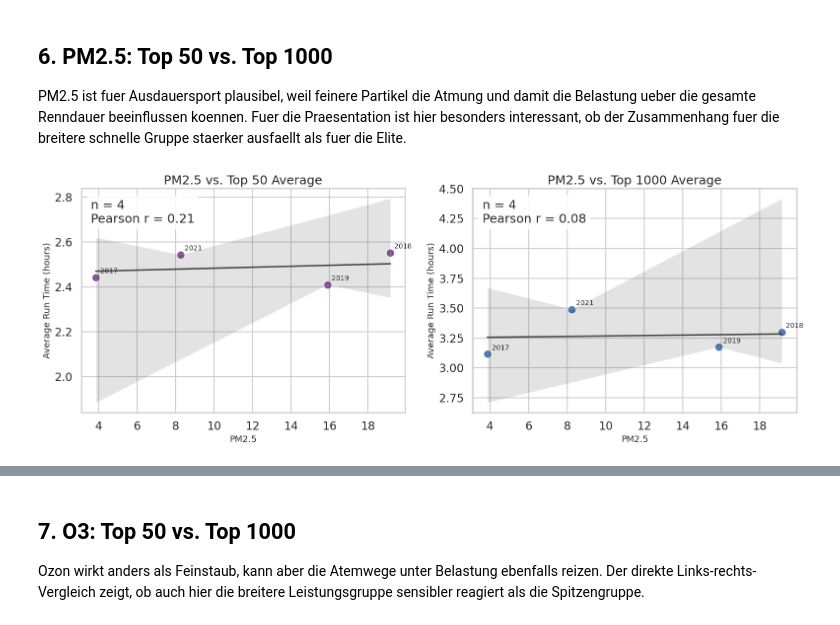
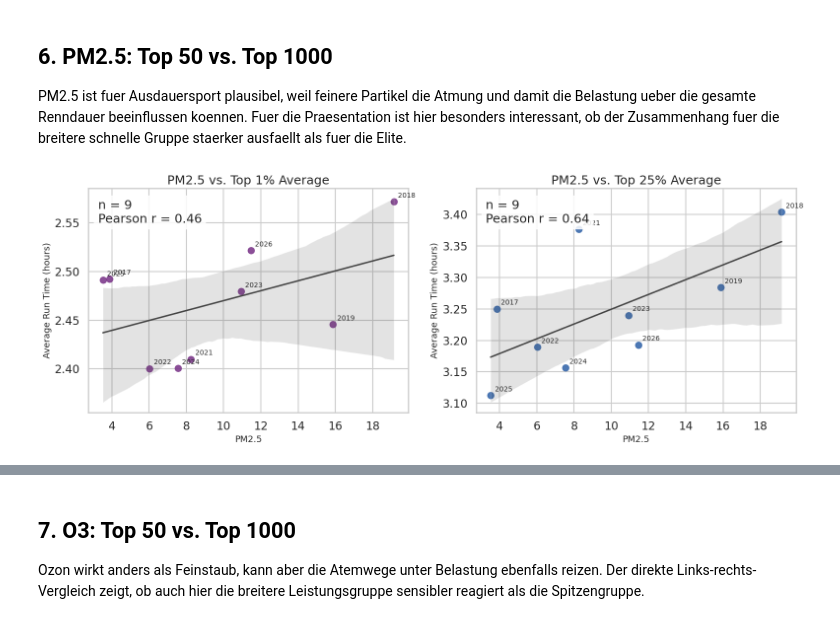
Before and after one commit to 4y1n/Bigdata_eng, a Jupyter notebook: visualizations_for_presentation.ipynb, the cells around one changed output, grey strips where cells are left out. Saved outputs shown, nothing was run; the diff lists cells and outputs as text; code cells hidden in the pictures.

```diff
--- a/visualizations_for_presentation.ipynb
+++ b/visualizations_for_presentation.ipynb
@@ -147,30 +623,26 @@ top_n_average_df
 
 Die Wetterdatei enthaelt Monatswerte. Deshalb verwenden wir hier den April als beste Naeherung fuer die Bedingungen rund um den Vienna City Marathon und zeigen die Durchschnittstemperatur pro Jahr als Balkendiagramm.
 # %%
-weather_recent_df = weather_df[weather_df["REF_YEAR"] >= 2017].copy()
-weather_recent_df["REF_DATE"] = weather_recent_df["REF_DATE"].astype(str)
-weather_april_df = weather_recent_df[weather_recent_df["REF_DATE"].str.endswith("04")].copy()
-
-marathon_month_temperature_df = (
-    weather_april_df[["REF_YEAR", "T"]]
-    .dropna()
-    .rename(columns={"REF_YEAR": "year", "T": "temperature_c"})
+marathon_weather_df = (
+    weather_df[["year", "temp_c", "rain_mm", "humidity", "wind_kph"]]
+    .rename(columns={"year": "year", "temp_c": "temperature_c", "rain_mm": "precipitation_mm"})
+    .dropna(subset=["year", "temperature_c"])
     .sort_values("year")
 )
 
 plt.figure(figsize=(12, 6))
 ax = sns.barplot(
-    data=marathon_month_temperature_df,
+    data=marathon_weather_df,
     x="year",
     y="temperature_c",
     color="#d95f02",
 )
 
-ax.set_title("Average Temperature in April by Year")
+ax.set_title("Temperature at Marathon Day by Year")
 ax.set_xlabel("Year")
 ax.set_ylabel("Temperature (C)")
 
-for patch, value in zip(ax.patches, marathon_month_temperature_df["temperature_c"]):
+for patch, value in zip(ax.patches, marathon_weather_df["temperature_c"]):
     ax.annotate(
         f"{value:.1f}",
         (patch.get_x() + patch.get_width() / 2, patch.get_height()),
@@ -184,5 +656,5 @@ for patch, value in zip(ax.patches, marathon_month_temperature_df["temperature_c
 plt.tight_layout()
 plt.show()
 
-marathon_month_temperature_df
+marathon_weather_df
 # %% [output]
@@ -323,31 +1035,68 @@ plt.show()
 
 PM2.5 ist fuer Ausdauersport plausibel, weil feinere Partikel die Atmung und damit die Belastung ueber die gesamte Renndauer beeinflussen koennen. Fuer die Praesentation ist hier besonders interessant, ob der Zusammenhang fuer die breitere schnelle Gruppe staerker ausfaellt als fuer die Elite.
 # %%
-air_performance_df = air_quality_df[["Year", "PM25G", "O3"]].copy()
+air_performance_df = air_quality_df[["Year", "PM25G"]].copy()
 air_performance_df = air_performance_df.rename(
-    columns={"Year": "year", "PM25G": "pm25", "O3": "o3"}
+    columns={"Year": "year", "PM25G": "pm25"}
 )
-air_performance_df = air_performance_df.dropna(subset=["year", "pm25", "o3"])
+air_performance_df = air_performance_df.dropna(subset=["year", "pm25"])
+
+pm25_runtime_percentile_df = (
+    runtime_percentile_df.assign(
+        top_1_percent=runtime_percentile_df["rank_percent"] <= 1,
+        top_25_percent=runtime_percentile_df["rank_percent"] <= 25,
+    )
+    .groupby("year")
+    .agg(
+        avg_top_1_percent_hours=("run_hours", lambda values: values[runtime_percentile_df.loc[values.index, "rank_percent"] <= 1].mean()),
+        avg_top_25_percent_hours=("run_hours", lambda values: values[runtime_percentile_df.loc[values.index, "rank_percent"] <= 25].mean()),
+    )
+    .reset_index()
+)
 
 air_performance_comparison_df = (
-    air_performance_df.merge(top_n_average_df, on="year", how="inner")
+    air_performance_df.merge(pm25_runtime_percentile_df, on="year", how="inner")
     .sort_values("year")
+)
+
+marathon_runtime_years = set(pm25_runtime_percentile_df["year"].astype(int))
+air_pm25_years = set(air_performance_df["year"].astype(int))
+used_years = sorted(marathon_runtime_years & air_pm25_years)
+
+air_year_coverage_df = pd.DataFrame(
+    [
+        {
+            "category": "used in PM2.5 plot",
+            "count": len(used_years),
+            "years": ", ".join(map(str, used_years)),
+        },
+        {
+            "category": "air-quality years with PM2.5 but no marathon runtime",
+            "count": len(sorted(air_pm25_years - marathon_runtime_years)),
+            "years": ", ".join(map(str, sorted(air_pm25_years - marathon_runtime_years))),
+        },
+        {
+            "category": "marathon years missing PM2.5 data",
+            "count": len(sorted(marathon_runtime_years - air_pm25_years)),
+            "years": ", ".join(map(str, sorted(marathon_runtime_years - air_pm25_years))),
+        },
+    ]
 )
 
 pm25_correlation_table = pd.DataFrame(
     [
         {
-            "group": "Top 50",
+            "group": "Top 1%",
             "observations": len(air_performance_comparison_df),
             "pearson_correlation": air_performance_comparison_df["pm25"].corr(
-                air_performance_comparison_df["avg_top_50_hours"]
+                air_performance_comparison_df["avg_top_1_percent_hours"]
             ),
         },
         {
-            "group": "Top 1000",
+            "group": "Top 25%",
             "observations": len(air_performance_comparison_df),
             "pearson_correlation": air_performance_comparison_df["pm25"].corr(
-                air_performance_comparison_df["avg_top_1000_hours"]
+                air_performance_comparison_df["avg_top_25_percent_hours"]
             ),
         },
     ]
@@ -356,8 +1105,8 @@ pm25_correlation_table = pd.DataFrame(
 fig, (ax1, ax2) = plt.subplots(1, 2, figsize=(16, 6))
 
 comparison_specs = [
-    (ax1, "avg_top_50_hours", "Top 50", "#7f3c8d"),
-    (ax2, "avg_top_1000_hours", "Top 1000", "#3969ac"),
+    (ax1, "avg_top_1_percent_hours", "Top 1%", "#7f3c8d"),
+    (ax2, "avg_top_25_percent_hours", "Top 25%", "#3969ac"),
 ]
 
 for ax, metric, label, color in comparison_specs:
@@ -374,32 +1123,32 @@ for ax, metric, label, color in comparison_specs:
         ax.annotate(
             str(int(row["year"])),
             (row["pm25"], row[metric]),
             textcoords="offset points",
             xytext=(6, 6),
             fontsize=10,
         )
 
     correlation_value = pm25_correlation_table.loc[
         pm25_correlation_table["group"] == label,
         "pearson_correlation",
     ].iloc[0]
 
     ax.set_title(f"PM2.5 vs. {label} Average")
     ax.set_xlabel("PM2.5")
     ax.set_ylabel("Average Run Time (hours)")
     ax.text(
         0.03,
         0.95,
         f"n = {len(air_performance_comparison_df)}\nPearson r = {correlation_value:.2f}",
         transform=ax.transAxes,
         va="top",
         ha="left",
         bbox={"boxstyle": "round", "facecolor": "white", "alpha": 0.85},
     )
 
 plt.tight_layout()
 plt.show()
 
-air_performance_comparison_df, pm25_correlation_table
+air_performance_comparison_df, pm25_correlation_table, air_year_coverage_df
 # %% [output]
-[figure, old version]
+[figure, new version]
```
Also changed, not shown: parts of 23 cells of this notebook, 1 other file.
